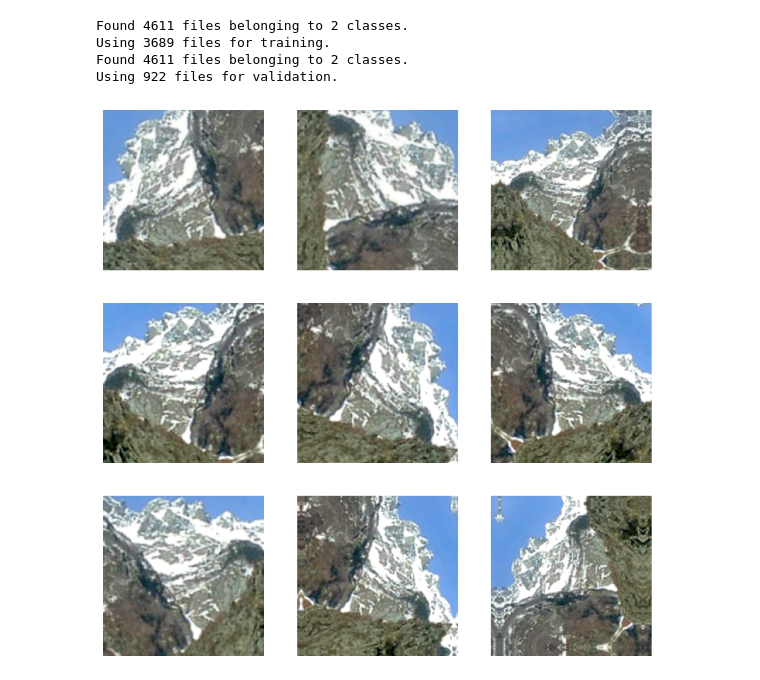
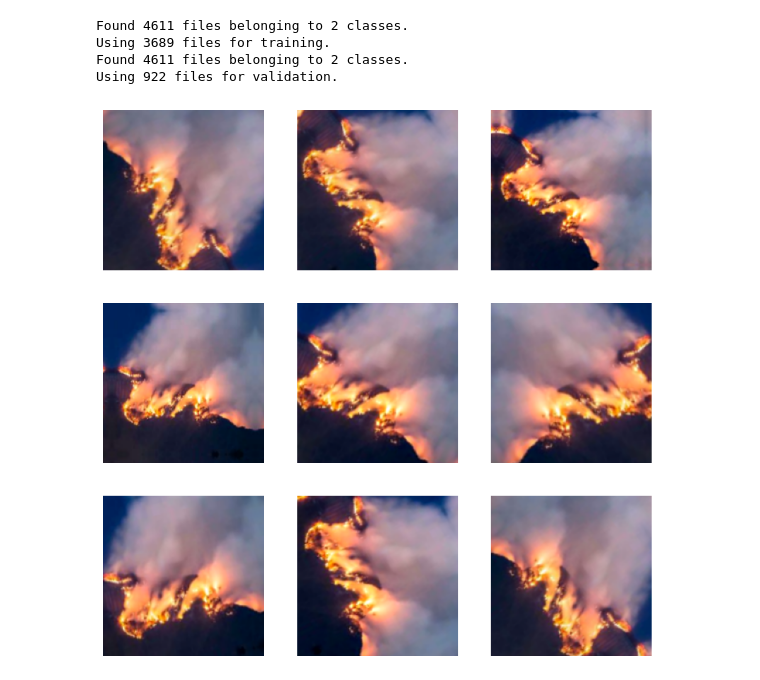
Before and after one commit to WeliaI/Forest-Fire, a Jupyter notebook: Untitled.ipynb, the cells around one changed output. Drawn from its saved outputs; the diff is of its cells as text; code cells hidden in the pictures.

```diff
--- a/Untitled.ipynb
+++ b/Untitled.ipynb
@@ -78,14 +78,14 @@ data_augmentation = tf.keras.Sequential([
 ])
 # %%
 plt.figure(figsize=(10, 10))
-for images, _ in train_ds.take(1):
+for images, _ in train_ds.take(2):
   for i in range(9):
     augmented_images = data_augmentation(images)
     ax = plt.subplot(3, 3, i + 1)
     plt.imshow(augmented_images[0].numpy().astype("uint8"))
     plt.axis("off")
 # %% [output]
-[figure, old version]
+[figure, new version]
 # %%
 AUTOTUNE = tf.data.AUTOTUNE
 
```
Also changed, not shown: parts of 9 cells of this notebook, 11 other files.
